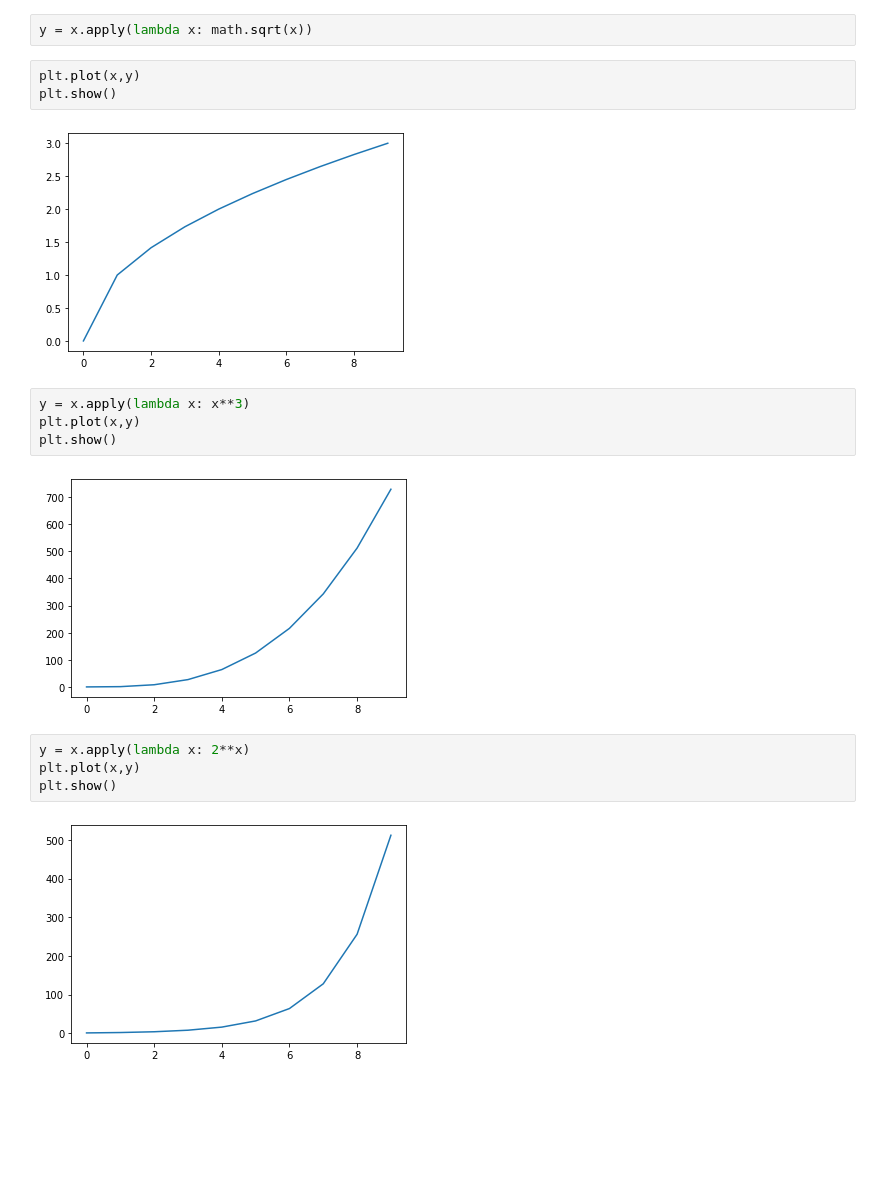
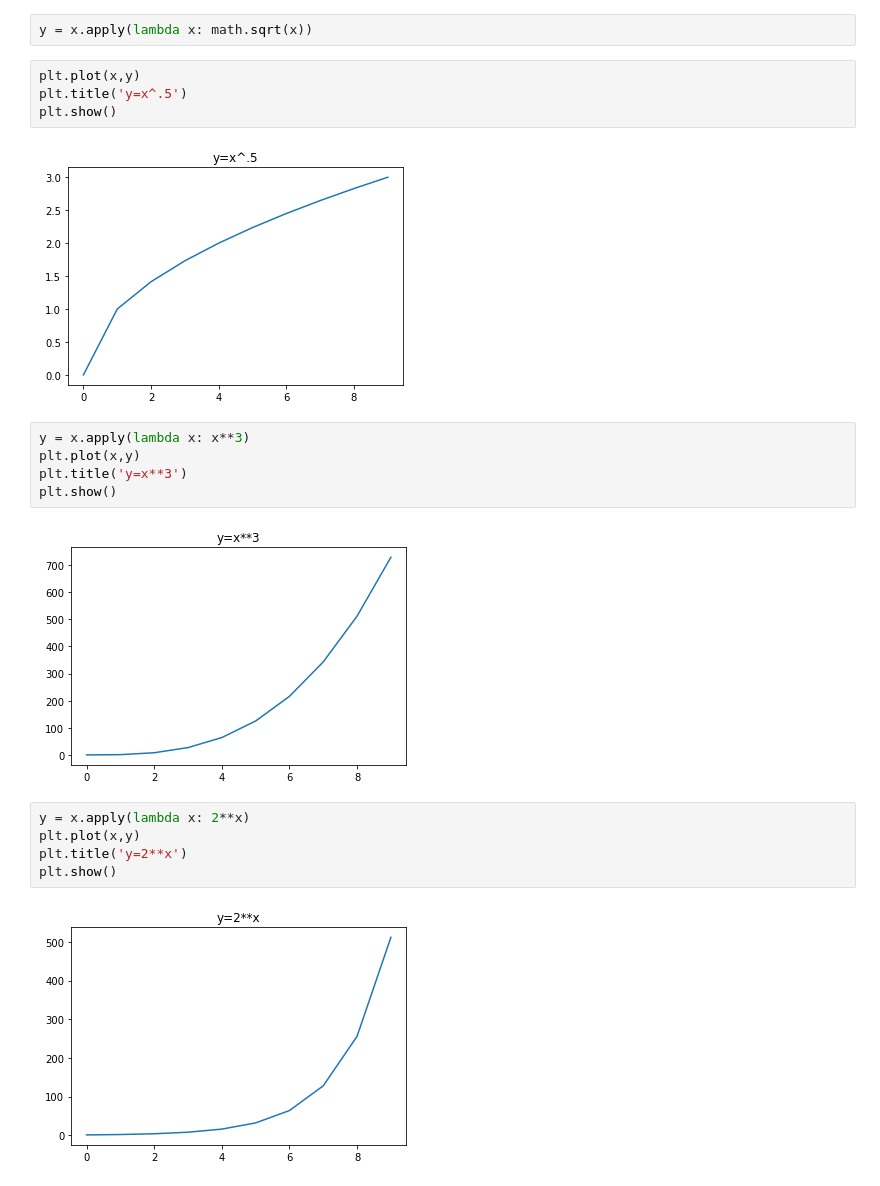
Before and after one commit to joshuamchavez2/numpy-pandas-visualization-exercises, a Jupyter notebook: matplotlib_exercises.ipynb, the cells around one changed output. Saved outputs shown, nothing was run; the diff lists cells and outputs as text; blank space fills up the shorter version.

```diff
--- a/matplotlib_exercises.ipynb
+++ b/matplotlib_exercises.ipynb
@@ -57,21 +73,24 @@ plt.show()
 y = x.apply(lambda x: math.sqrt(x))
 # %%
 plt.plot(x,y)
+plt.title('y=x^.5')
 plt.show()
 # %% [output]
-[figure, old version]
+[figure, new version]
 # %%
 y = x.apply(lambda x: x**3)
 plt.plot(x,y)
+plt.title('y=x**3')
 plt.show()
 # %% [output]
-[figure, old version]
+[figure, new version]
 # %%
 y = x.apply(lambda x: 2**x)
 plt.plot(x,y)
+plt.title('y=2**x')
 plt.show()
 # %% [output]
-[figure, old version]
+[figure, new version]
 # %%
 y = x.apply(lambda x: 1/(x+1))
 plt.plot(x,y)
```
Also changed, not shown: parts of 6 cells of this notebook, 2 other files.
